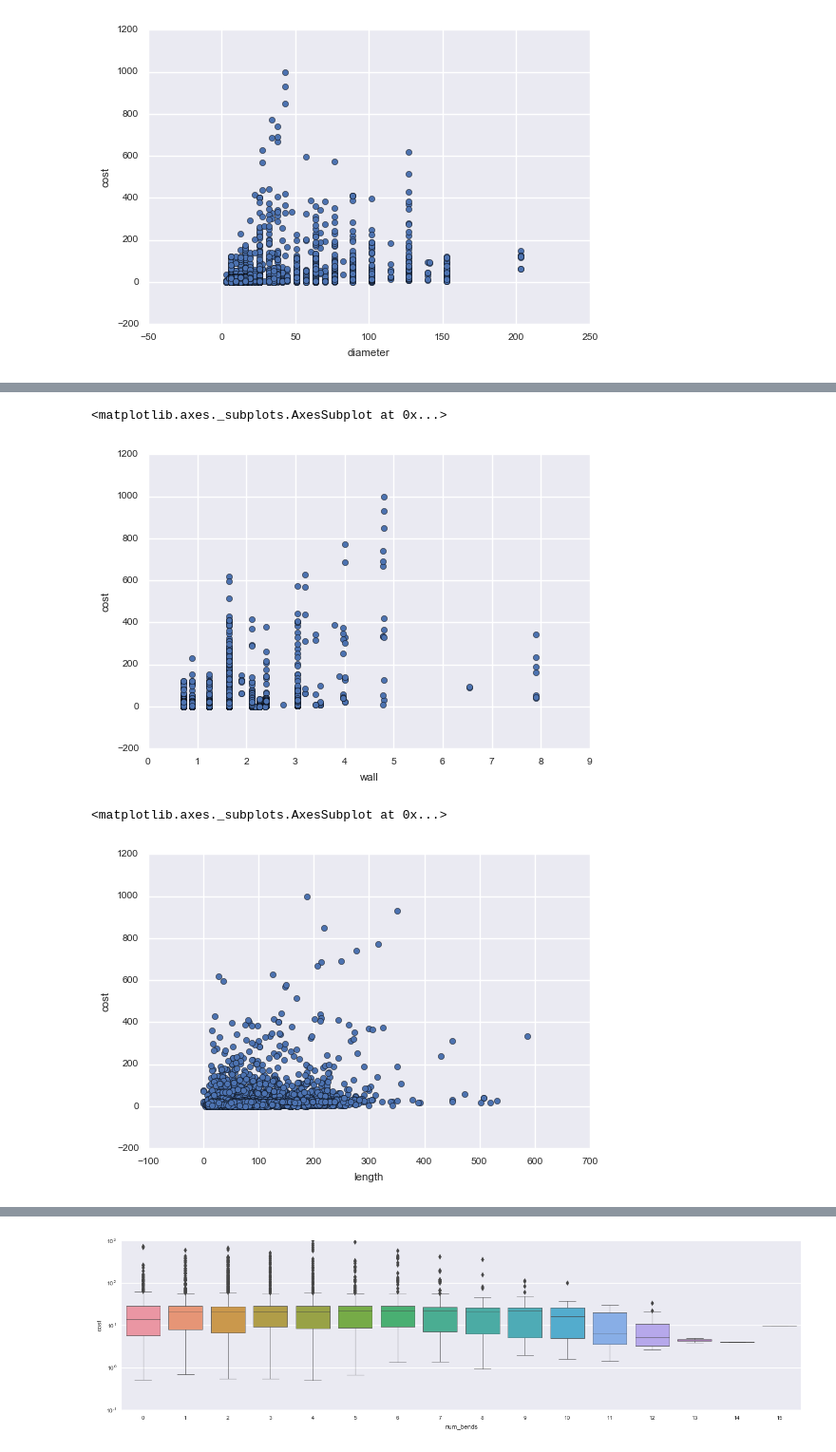
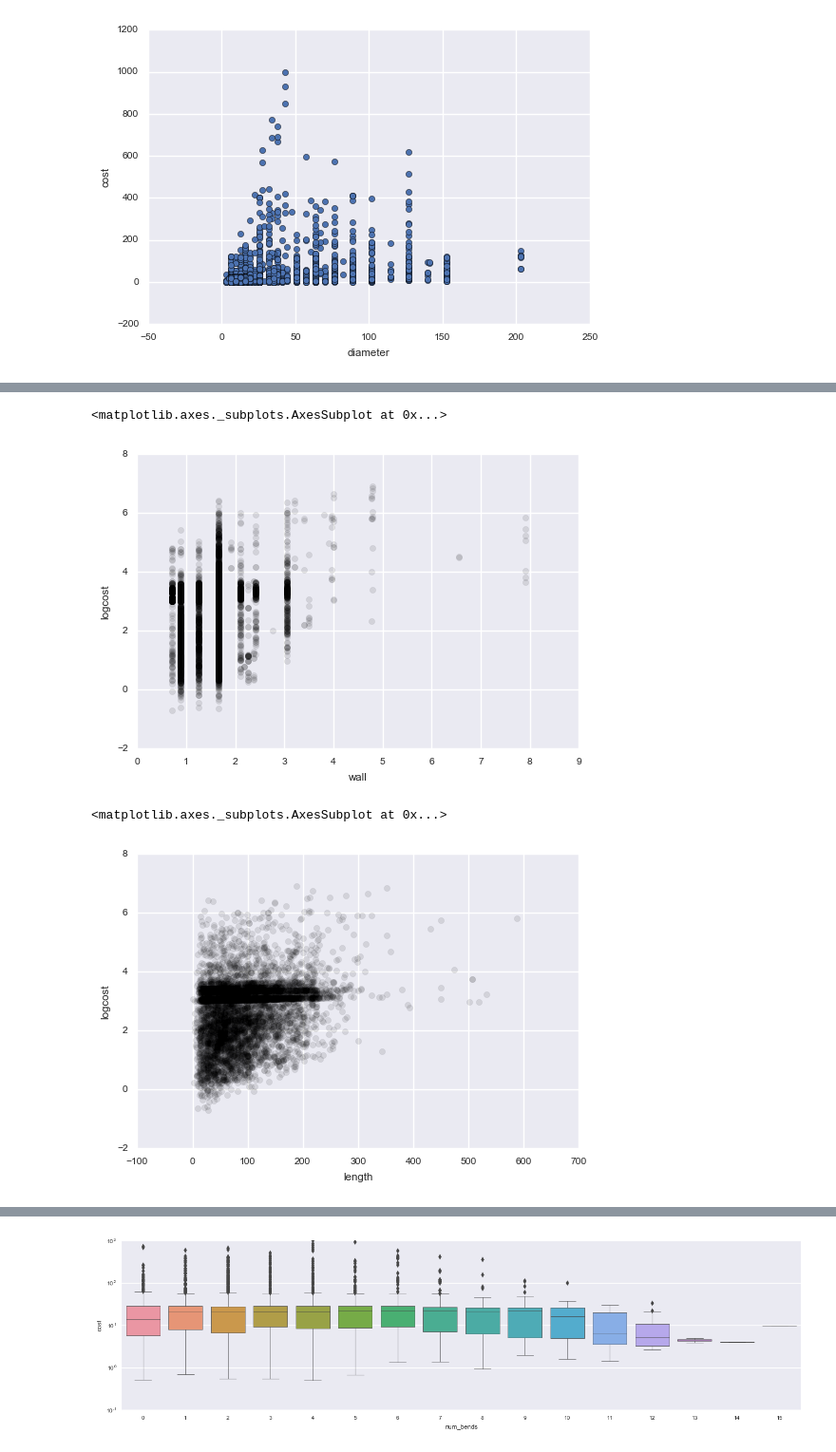
Before and after one commit to harinderbhasin/DataMining, a Jupyter notebook: Caterpillar_EDA.ipynb, the cells around one changed output, grey strips where cells are left out. Shown at 95% size. Cells and saved outputs as stored; diff of their text form; code cells hidden in the pictures.

```diff
--- a/Caterpillar_EDA.ipynb
+++ b/Caterpillar_EDA.ipynb
@@ -110,0 +163,3 @@ ax.set_yscale('log')
+# %%
+df_new = df[df.length > 0]
+print(df_new.info())
@@ -115,0 +205,3 @@ df[df.quantity == 1].plot.scatter(x = 'diameter', y = 'cost')
+# %%
+df_new["logcost"] = np.log(df_new["cost"])
+df_new[df_new.quantity == 1].plot.scatter(x = 'diameter', y = 'logcost', c='k', alpha = 0.1)
@@ -116,10 +216,10 @@ df[df.quantity == 1].plot.scatter(x = 'diameter', y = 'cost')
 # %%
-df[df.quantity == 1].plot.scatter(x = 'wall', y = 'cost')
+df_new[df_new.quantity == 1].plot.scatter(x = 'wall', y = 'logcost', c='k', alpha = 0.1)
 # %% [output]
 <matplotlib.axes._subplots.AxesSubplot at 0x...>
-[figure, old version]
+[figure, new version]
 # %%
-df[df.quantity == 1].plot.scatter(x = 'length', y = 'cost')
+df_new[df_new.quantity == 1].plot.scatter(x = 'length', y = 'logcost', c='k', alpha = 0.1)
 # %% [output]
 <matplotlib.axes._subplots.AxesSubplot at 0x...>
-[figure, old version]
+[figure, new version]
```
Also changed, not shown: parts of 41 cells of this notebook, 22 other files.
